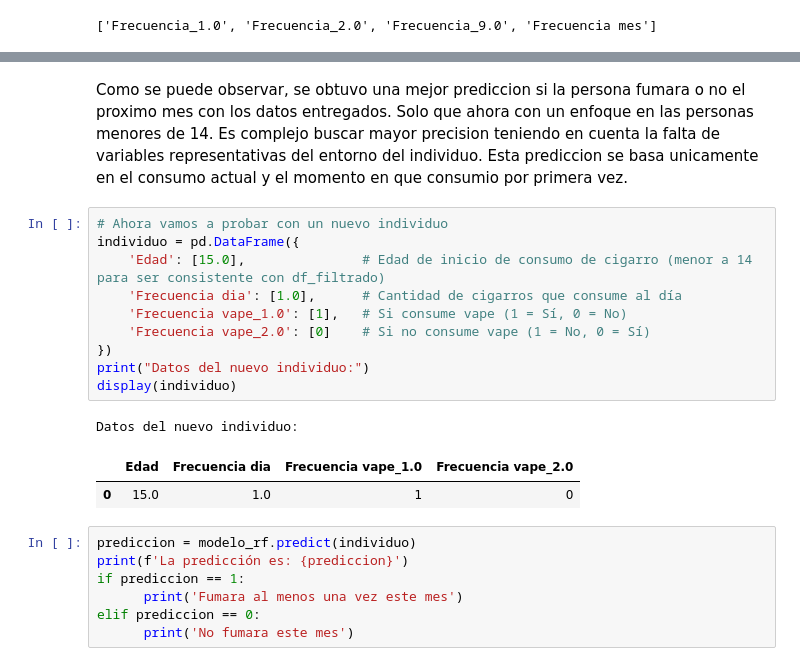
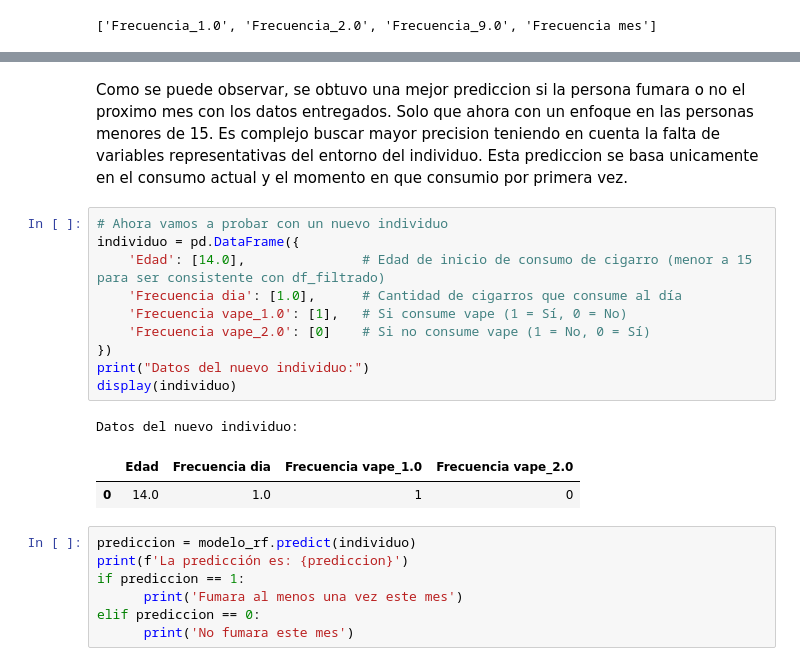
Before and after one commit to Alej00525/programacion1, a Jupyter notebook: Tarea__5.ipynb, the cells around one changed output, grey strips where cells are left out. Cells and saved outputs as stored; diff of their text form.

```diff
--- a/Tarea__5.ipynb
+++ b/Tarea__5.ipynb
@@ -529,22 +529,22 @@ weighted avg       0.92      0.91      0.91      2012
 # %% [markdown]
 Como se puede observar, se obtuvo una mejor prediccion si la persona fumara o no el proximo mes con los datos entregados.
-Solo que ahora con un enfoque en las personas menores de 14.
+Solo que ahora con un enfoque en las personas menores de 15.
 Es complejo buscar mayor precision teniendo en cuenta la falta de variables representativas del entorno del individuo.
 Esta prediccion se basa unicamente en el consumo actual y el momento en que consumio por primera vez.
 # %%
 # Ahora vamos a probar con un nuevo individuo
 individuo = pd.DataFrame({
-    'Edad': [15.0],               # Edad de inicio de consumo de cigarro (menor a 14 para ser consistente con df_filtrado)
+    'Edad': [14.0],               # Edad de inicio de consumo de cigarro (menor a 15 para ser consistente con df_filtrado)
     'Frecuencia dia': [1.0],      # Cantidad de cigarros que consume al día
     'Frecuencia vape_1.0': [1],   # Si consume vape (1 = Sí, 0 = No)
     'Frecuencia vape_2.0': [0]    # Si no consume vape (1 = No, 0 = Sí)
 })
 print("Datos del nuevo individuo:")
 display(individuo)
 # %% [output]
 Datos del nuevo individuo:
 |  | Edad | Frecuencia dia | Frecuencia vape_1.0 | Frecuencia vape_2.0 |
-| 0 | 15.0 | 1.0 | 1 | 0 |
+| 0 | 14.0 | 1.0 | 1 | 0 |
 # %%
 prediccion = modelo_rf.predict(individuo)
 print(f'La predicción es: {prediccion}')
```
Also changed, not shown: parts of 8 cells of this notebook.
